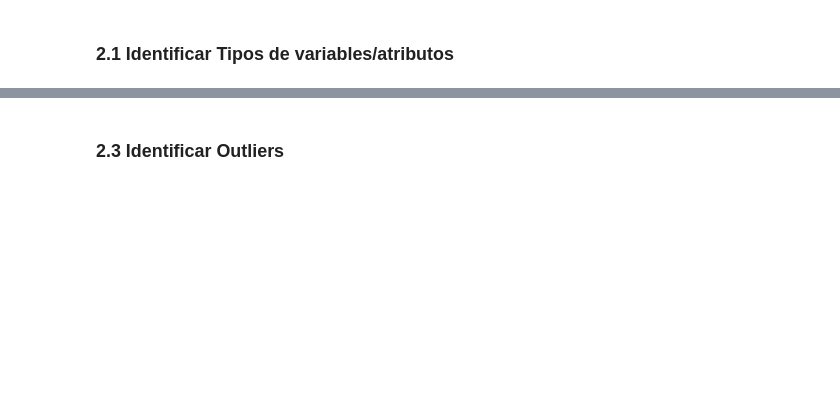
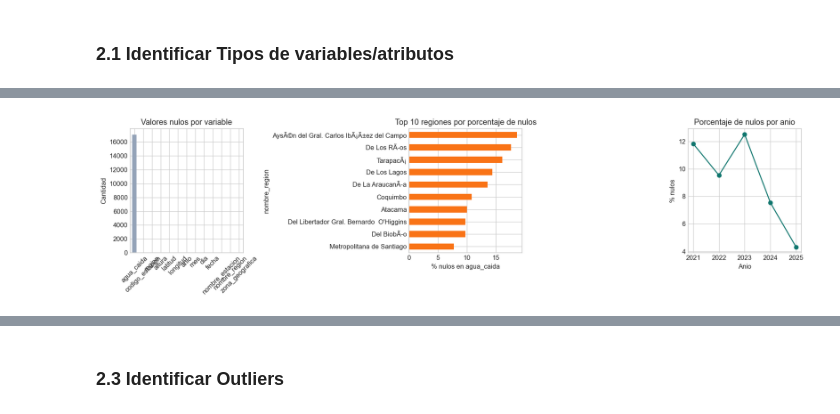
Before and after one commit to 4mnesia/DataMining, a Jupyter notebook: DataMining.ipynb, the cells around one changed output, grey strips where cells are left out. Saved outputs shown, nothing was run; the diff lists cells and outputs as text; code cells hidden in the pictures; blank space fills up the shorter version.

```diff
--- a/DataMining.ipynb
+++ b/DataMining.ipynb
@@ -169,0 +278,23 @@ plt.show()
+# %%
+tabla_nulos = pd.DataFrame(
+    {
+        "nulos": df.isnull().sum(),
+        "porcentaje_nulos": (df.isnull().mean() * 100).round(2),
+    }
+).sort_values(["nulos", "porcentaje_nulos"], ascending=False)
+
+nulos_region = (
+    df.groupby("nombre_region")["agua_caida"]
+      .agg(total="size", nulos=lambda s: s.isna().sum(), porcentaje_nulos=lambda s: round(s.isna().mean() * 100, 2))
+      .sort_values("porcentaje_nulos", ascending=False)
+)
+
+nulos_anio = (
+    df.groupby("anio")["agua_caida"]
+      .agg(total="size", nulos=lambda s: s.isna().sum(), porcentaje_nulos=lambda s: round(s.isna().mean() * 100, 2))
+      .sort_index()
+)
+
+display(tabla_nulos)
+display(nulos_region.head(10))
+display(nulos_anio)
@@ -169,0 +335,21 @@ plt.show()
+# %%
+fig, axes = plt.subplots(1, 3, figsize=(15, 4))
+
+tabla_nulos["nulos"].plot(kind="bar", ax=axes[0], color="#94a3b8")
+axes[0].set_title("Valores nulos por variable")
+axes[0].set_ylabel("Cantidad")
+axes[0].tick_params(axis="x", rotation=45)
+
+nulos_region.head(10)["porcentaje_nulos"].sort_values().plot(kind="barh", ax=axes[1], color="#f97316")
+axes[1].set_title("Top 10 regiones por porcentaje de nulos")
+axes[1].set_xlabel("% nulos en agua_caida")
+
+nulos_anio["porcentaje_nulos"].plot(marker="o", ax=axes[2], color="#0f766e")
+axes[2].set_title("Porcentaje de nulos por anio")
+axes[2].set_xlabel("Anio")
+axes[2].set_ylabel("% nulos")
+
+plt.tight_layout()
+plt.show()
+# %% [output]
+[figure, added]
```
Also changed, not shown: parts of 110 cells of this notebook.
